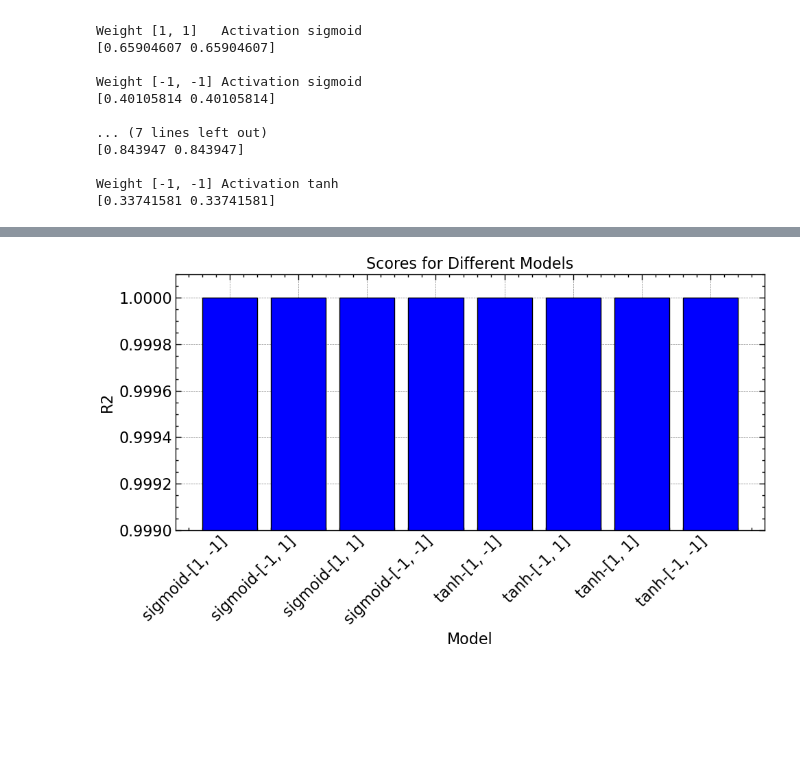
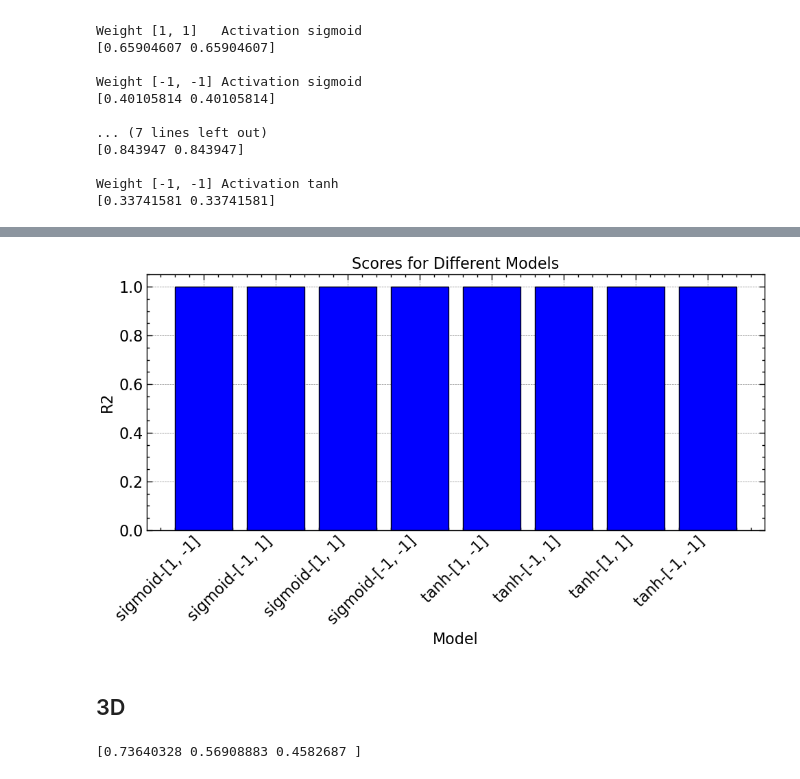
Before and after one commit to sandromikautadze/sindy-thesis, a Jupyter notebook: hopfield.ipynb, the cells around one changed output, grey strips where cells are left out. Drawn from its saved outputs; the diff is of its cells as text; code cells hidden in the pictures; blank space fills up the shorter version.

Commit message:
update hopfield

```diff
--- a/hopfield.ipynb
+++ b/hopfield.ipynb
@@ -218,16 +231,18 @@ R2: 1.0 MSE: 0.0
 # %%
 r2_values = list(r2_dict.values())
 labels = list(r2_dict.keys())
 
 # Creating bar plot
 plt.figure(figsize=(10, 6))
 plt.bar(labels, r2_values, color='blue', edgecolor='black')
 plt.xlabel('Model')
 plt.ylabel('R2')
 plt.title('Scores for Different Models')
 plt.xticks(rotation=45, ha='right')
-plt.ylim(0.999,1.0001)
+# plt.ylim(0.999,1.0001)
 plt.tight_layout()
 plt.show()
 # %% [output]
-[figure, old version]
+[figure, new version]
+# %% [markdown]
+## 3D
@@ -233,0 +260,6 @@ plt.show()
+# %%
+fp3d = fsolve(hopfield3d, (0.5,0.5, 0.5)) # remove t from function
+print(fp3d)
+# [0.73640328 0.56908883 0.4582687 ]
+# %% [output]
+[0.73640328 0.56908883 0.4582687 ]
```
Also changed, not shown: parts of 19 cells of this notebook.
